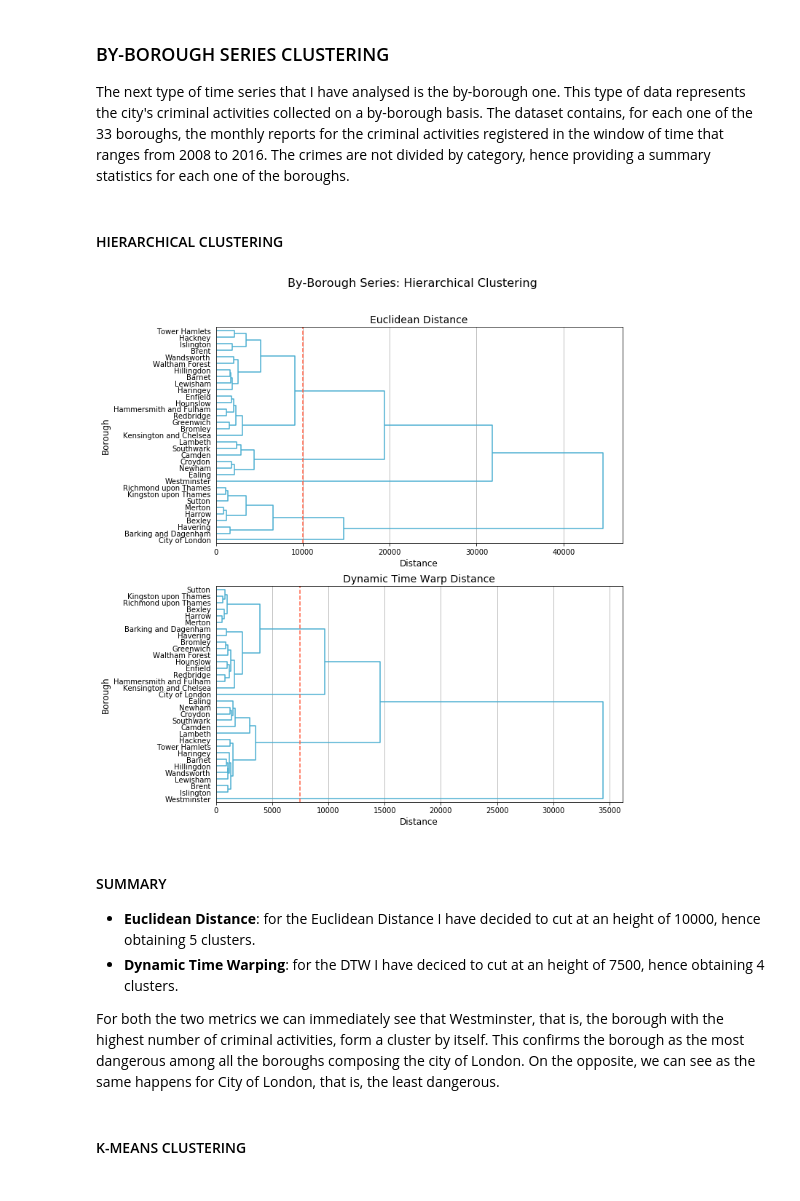
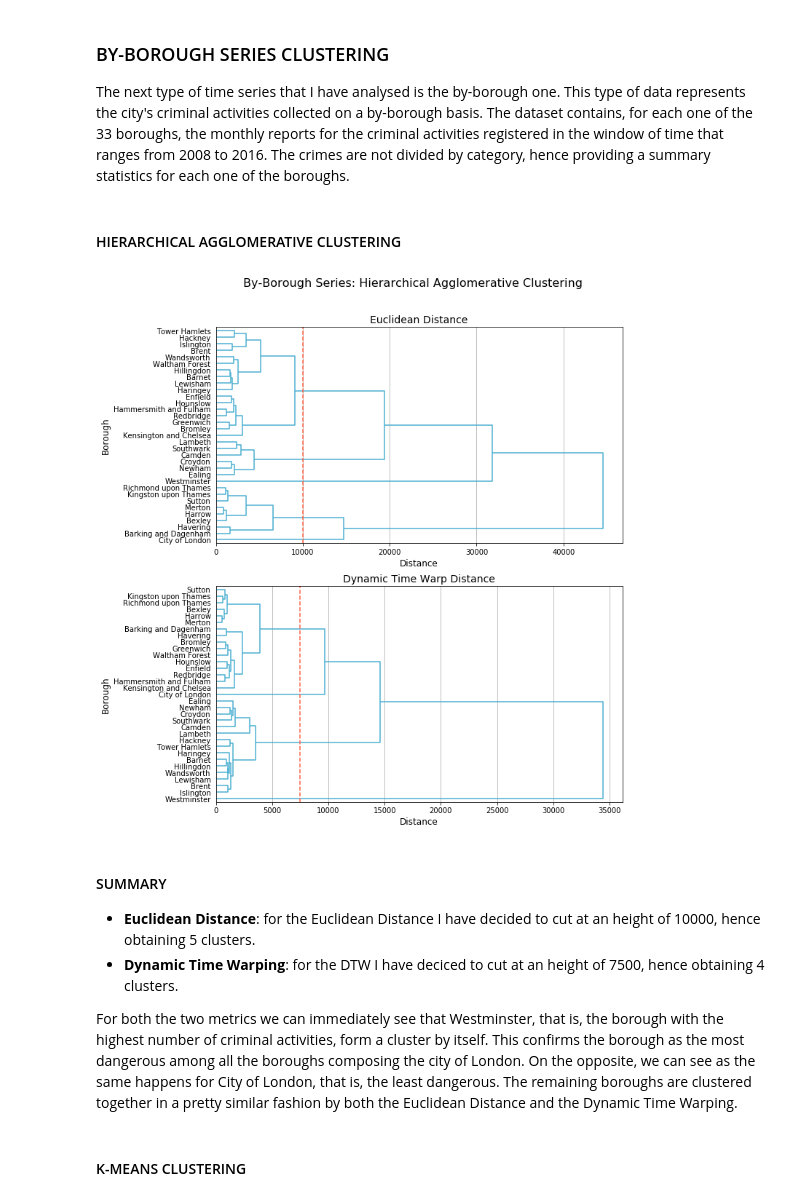
Before and after one commit to germz01/london_crime_data_analysis, a Jupyter notebook: notebooks/cluster_analysis.ipynb, the cells around one changed output. Drawn from its saved outputs; the diff is of its cells as text; code cells hidden in the pictures.

```diff
--- a/notebooks/cluster_analysis.ipynb
+++ b/notebooks/cluster_analysis.ipynb
@@ -145,4 +147,4 @@ ts_by_borough_matrix = np.array(
     [df[df['borough'] == b].sort_index()['value'].values
      for b in df['borough'].unique()])
 # %% [markdown]
-#### HIERARCHICAL CLUSTERING
+#### HIERARCHICAL AGGLOMERATIVE CLUSTERING
@@ -149,35 +155,32 @@ ts_by_borough_matrix = np.array(
 # %%
 plt.figure(figsize=(10, 12))
 
-plt.suptitle('By-Borough Series: Hierarchical Clustering', fontsize=16,
-             va='center', ha='center', y=0.95)
+plt.suptitle('By-Borough Series: Hierarchical Agglomerative Clustering',
+             fontsize=16, va='center', ha='center', y=0.95)
 
 plt.subplot(2, 1, 1)
 dendrogram(linkage(ts_by_borough_matrix, method='ward', metric='euclidean'),
            labels=df['borough'].unique(), orientation='right',
            leaf_font_size=10, link_color_func=lambda k: '#4bafd1')
 plt.axvline(x=10000, color='tomato', linestyle='--')
 plt.title('Euclidean Distance', fontsize=14)
 plt.grid(axis='x')
 plt.xlabel('Distance', fontsize=12)
 plt.ylabel('Borough', fontsize=12)
 
 plt.subplot(2, 1, 2)
-model = clustering.HierarchicalTree(clustering.
-                                    Hierarchical(dtw.distance_matrix, {}))
-cluster_idx = model.fit(ts_by_borough_matrix)
 dendrogram(model.linkage, labels=df['borough'].unique(), orientation='right',
            leaf_font_size=10, link_color_func=lambda k: '#4bafd1')
 plt.axvline(x=7500, color='tomato', linestyle='--')
 plt.title('Dynamic Time Warp Distance', fontsize=14)
 plt.grid(axis='x')
 plt.xlabel('Distance', fontsize=12)
 plt.ylabel('Borough', fontsize=12)
 
 plt.savefig('../imgs/clustering/by_borough_hierarchical.pdf',
             bbox_inches='tight')
 # %% [output]
-[figure, old version]
+[figure, new version]
 # %% [markdown]
 #### SUMMARY
 
@@ -188,7 +191,8 @@ clusters.
 For both the two metrics we can immediately see that Westminster, that is, the borough with the highest number of
 criminal activities, form a cluster by itself. This confirms the borough as the most dangerous among all the
 boroughs composing the city of London. On the opposite, we can see as the same happens for City of London, that is,
-the least dangerous.
+the least dangerous. The remaining boroughs are clustered together in a pretty similar fashion by both the
+Euclidean Distance and the Dynamic Time Warping.
 # %% [markdown]
 #### K-MEANS CLUSTERING
 # %%
```
Also changed, not shown: parts of 17 cells of this notebook, 6 other files.
